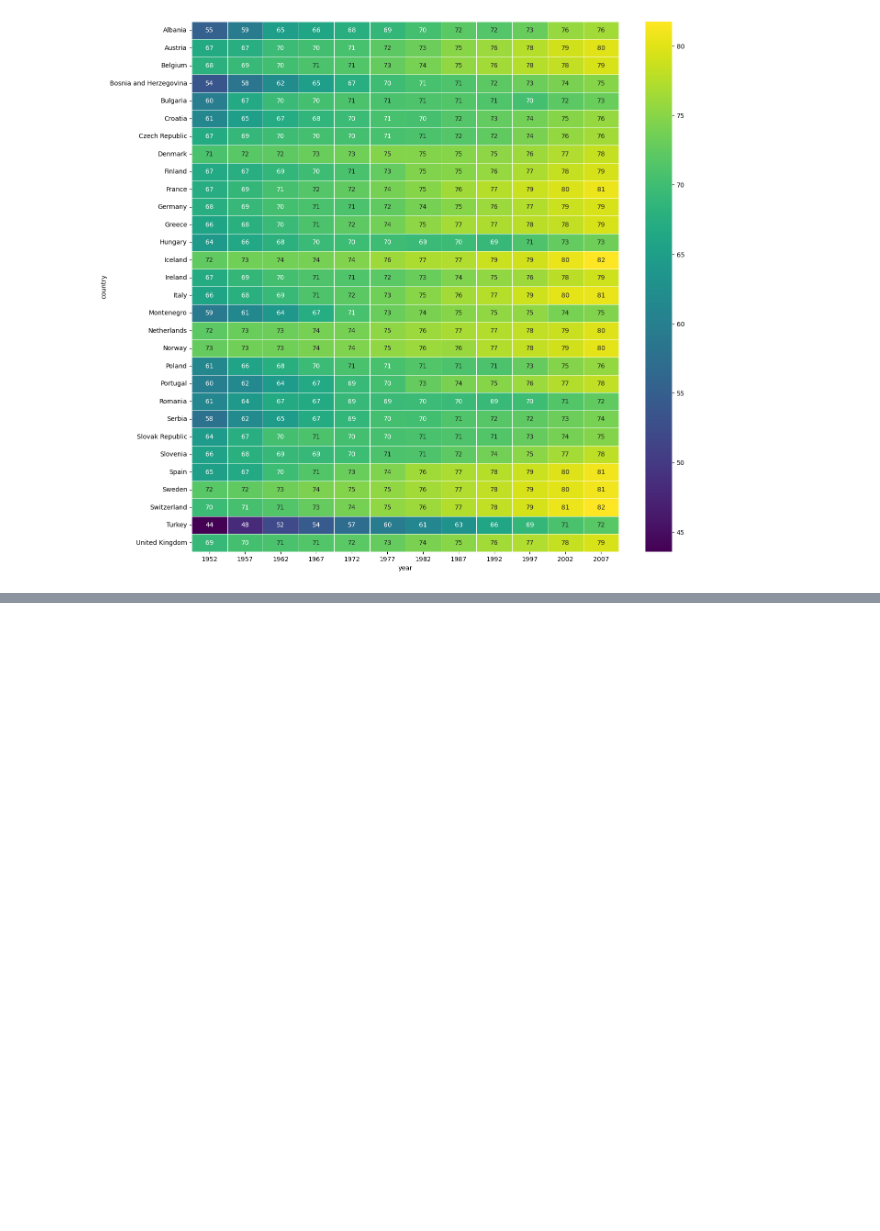
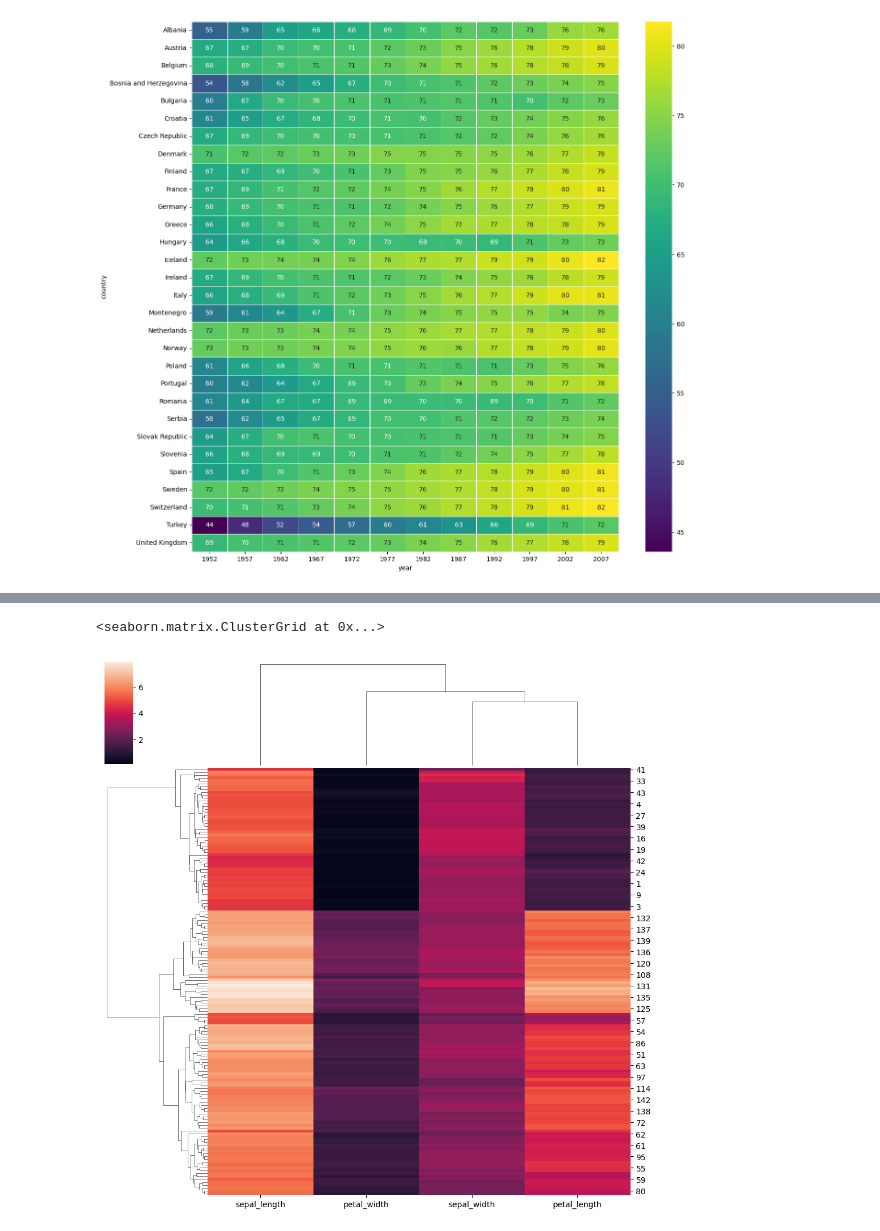
Before and after one commit to Muhammad-Waleed-Source/Seaborn, a Jupyter notebook: Seaborn_1.ipynb, the cells around one changed output, grey strips where cells are left out. Cells and saved outputs as stored; diff of their text form; code cells hidden in the pictures; blank space fills up the shorter version.

Commit message:
Matrix Plots (Clustermap plot)

```diff
--- a/Seaborn_1.ipynb
+++ b/Seaborn_1.ipynb
@@ -544,0 +554,3 @@ sns.heatmap(temp_df, annot=True, linewidths=0.5, cmap='viridis')
+# %%
+iris = px.data.iris()
+iris
@@ -544,0 +571,11 @@ sns.heatmap(temp_df, annot=True, linewidths=0.5, cmap='viridis')
+# %%
+# which flowers are similar to each other
+
+sns.clustermap(iris.iloc[:, [0, 1, 2, 3]])
+
+# We can also see the wierd lines called dendograms.
+
+# So the columns and rows which close to each other are similar.
+# %% [output]
+<seaborn.matrix.ClusterGrid at 0x...>
+[figure, added]
```
Also changed, not shown: parts of 2 cells of this notebook.
